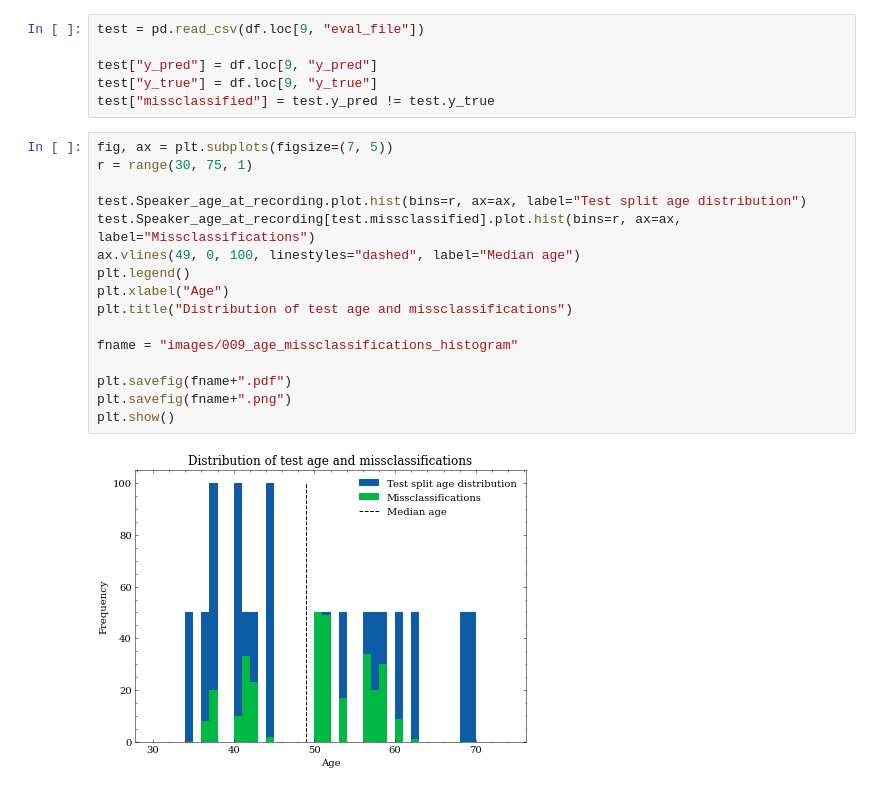
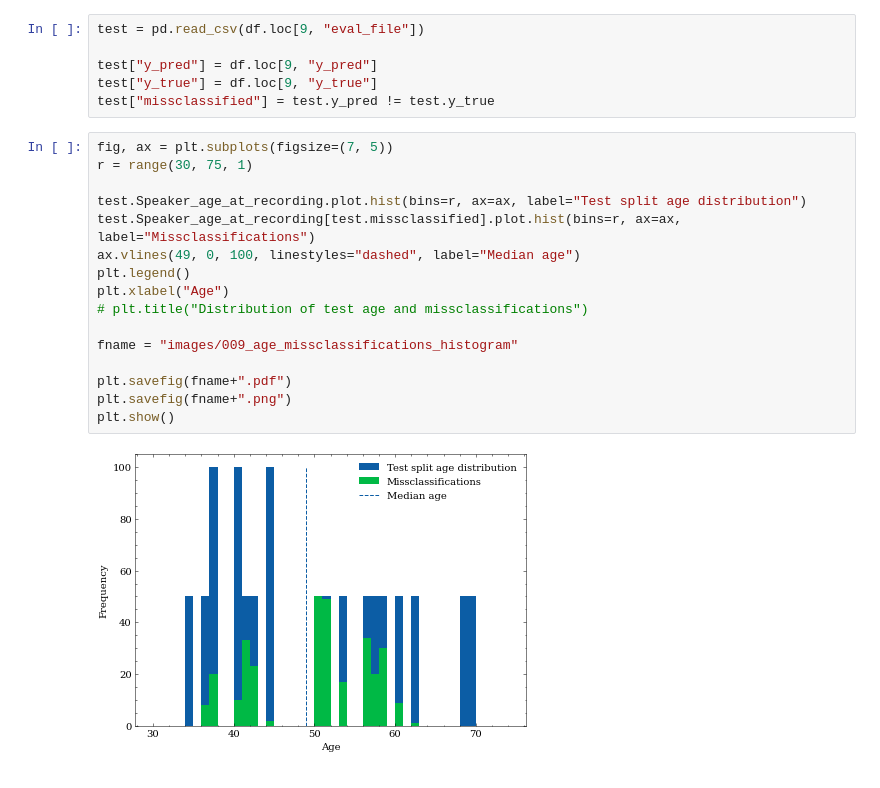
Before and after one commit to 5roop/task11, a Jupyter notebook: 009_analisis.ipynb, the cells around one changed output. Drawn from its saved outputs; the diff is of its cells as text.

Commit message:
Replot images without titles.

```diff
--- a/009_analisis.ipynb
+++ b/009_analisis.ipynb
@@ -136,21 +140,21 @@ test["missclassified"] = test.y_pred != test.y_true
 # %%
 fig, ax = plt.subplots(figsize=(7, 5))
 r = range(30, 75, 1)
 
 test.Speaker_age_at_recording.plot.hist(bins=r, ax=ax, label="Test split age distribution")
 test.Speaker_age_at_recording[test.missclassified].plot.hist(bins=r, ax=ax, label="Missclassifications")
 ax.vlines(49, 0, 100, linestyles="dashed", label="Median age")
 plt.legend()
 plt.xlabel("Age")
-plt.title("Distribution of test age and missclassifications")
+# plt.title("Distribution of test age and missclassifications")
 
 fname = "images/009_age_missclassifications_histogram"
 
 plt.savefig(fname+".pdf")
 plt.savefig(fname+".png")
 plt.show()
 # %% [output]
-[figure, old version]
+[figure, new version]
 # %%
 gb = test.groupby("Speaker_name").agg({
     "missclassified": lambda i: sum(i) / len(i),
```
Also changed, not shown: parts of 7 cells of this notebook, 9 other files.
